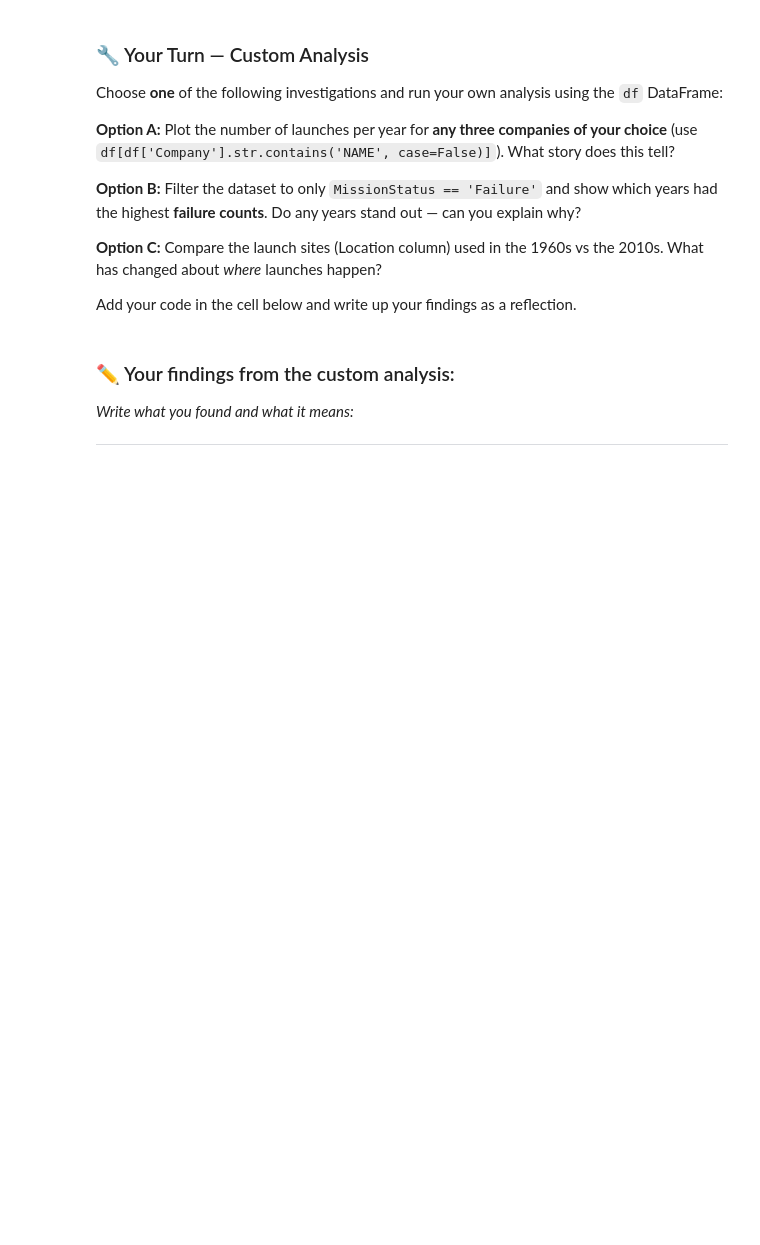
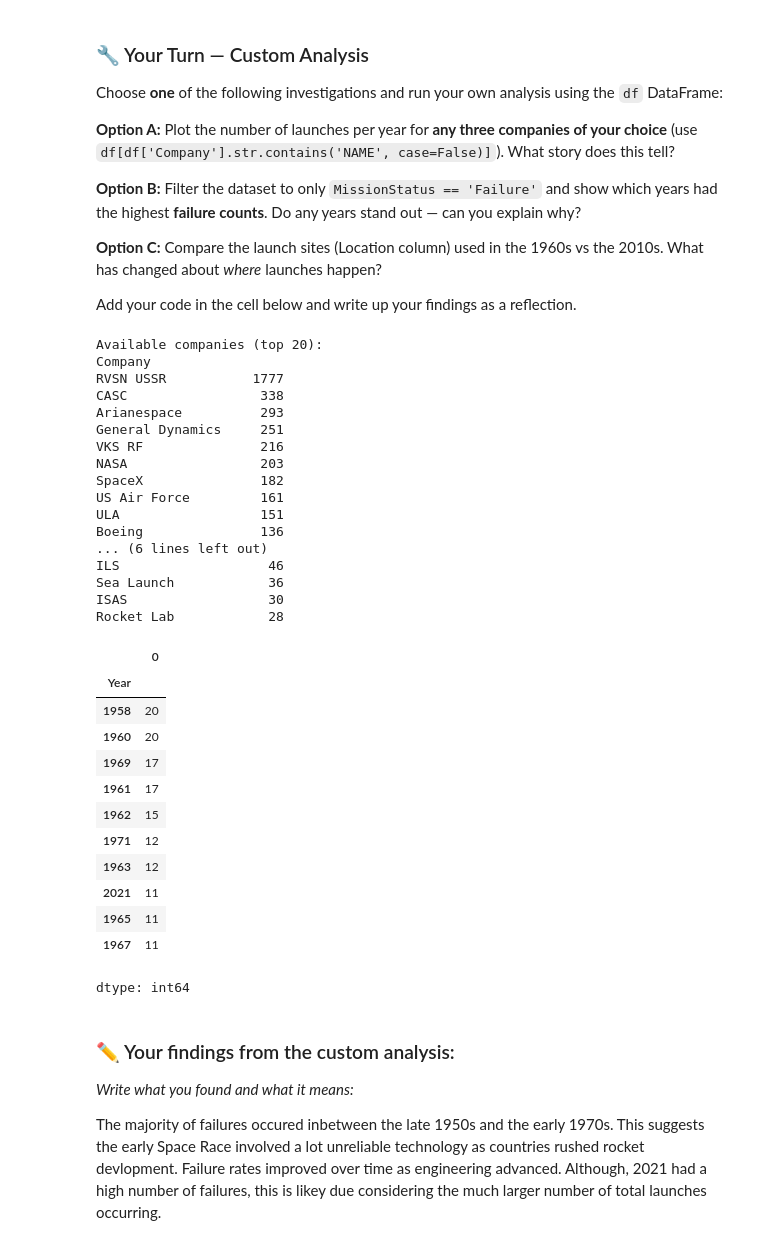
Before and after one commit to ashton1155/NPSC2002-workshops, a Jupyter notebook: Week_03_SpaceRace.ipynb, the cells around one changed output. Saved outputs shown, nothing was run; the diff lists cells and outputs as text; code cells hidden in the pictures; blank space fills up the shorter version.

```diff
--- a/Week_03_SpaceRace.ipynb
+++ b/Week_03_SpaceRace.ipynb
@@ -708,17 +721,55 @@ Add your code in the cell below and write up your findings as a reflection.
 # %%
 # 🔧 Your investigation here
 # Hint: start with df.head() or df.columns to remind yourself what's available
 
 # Example to get you started — modify this for your chosen option:
 print("Available companies (top 20):")
 print(df['Company'].value_counts().head(20).to_string())
 
 # Your code below:
+
+# Filter to failure
+failures = df[df['MissionStatus'] == 'Failure']
+
+# Group Failures per year
+failure_counts = failures.groupby('Year').size().sort_values(ascending=False)
+
+# Display top 10 years with the most failures
+failure_counts.head(10)
+# %% [output]
+Available companies (top 20):
+Company
+RVSN USSR           1777
+CASC                 338
+Arianespace          293
+General Dynamics     251
+VKS RF               216
+NASA                 203
+SpaceX               182
+US Air Force         161
+ULA                  151
+Boeing               136
+... (6 lines left out)
+ILS                   46
+Sea Launch            36
+ISAS                  30
+Rocket Lab            28
+|  | 0 |
+| Year |  |
+| 1958 | 20 |
+| 1960 | 20 |
+| 1969 | 17 |
+| 1961 | 17 |
+| 1962 | 15 |
+| 1971 | 12 |
+| 1963 | 12 |
+| 2021 | 11 |
+| 1965 | 11 |
+| 1967 | 11 |
+dtype: int64
 # %% [markdown]
 ### ✏️ Your findings from the custom analysis:
 
 *Write what you found and what it means:*
 
->
-
----
+The majority of failures occured inbetween the late 1950s and the early 1970s. This suggests the early Space Race involved a lot unreliable technology as countries rushed rocket devlopment. Failure rates improved over time as engineering advanced. Although, 2021 had a high number of failures, this is likey due considering the much larger number of total launches occurring.
```
Also changed, not shown: parts of 6 cells of this notebook.
